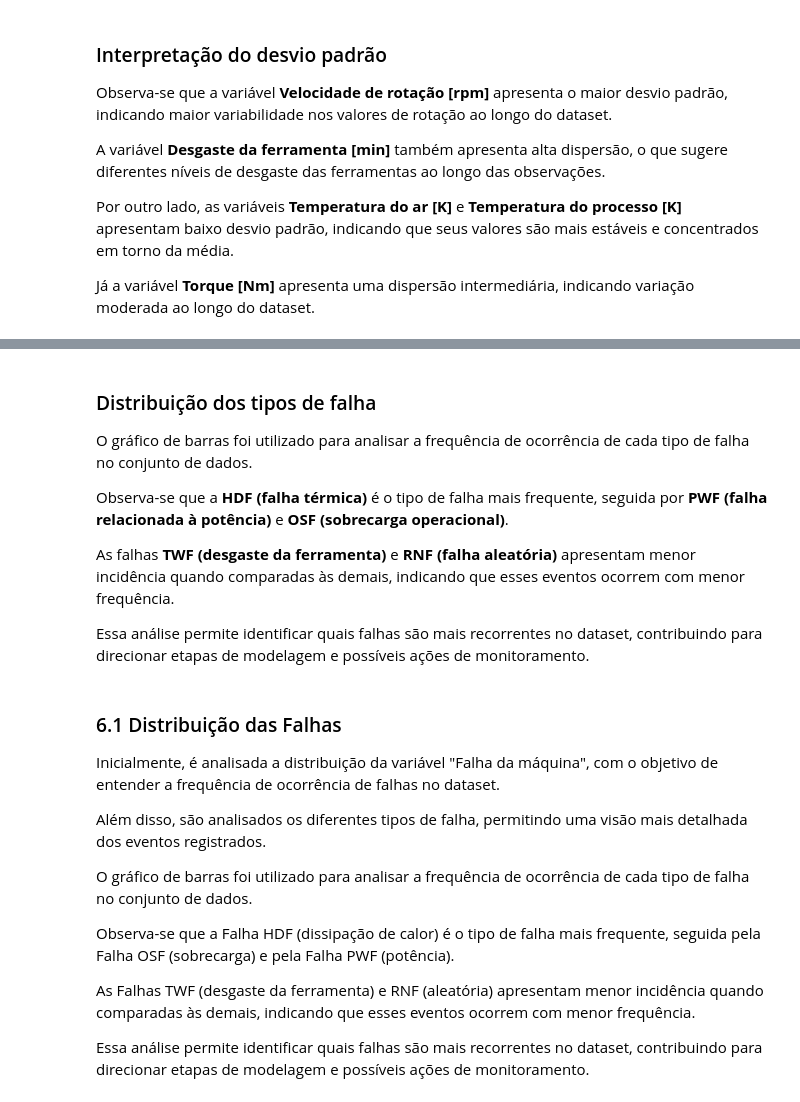
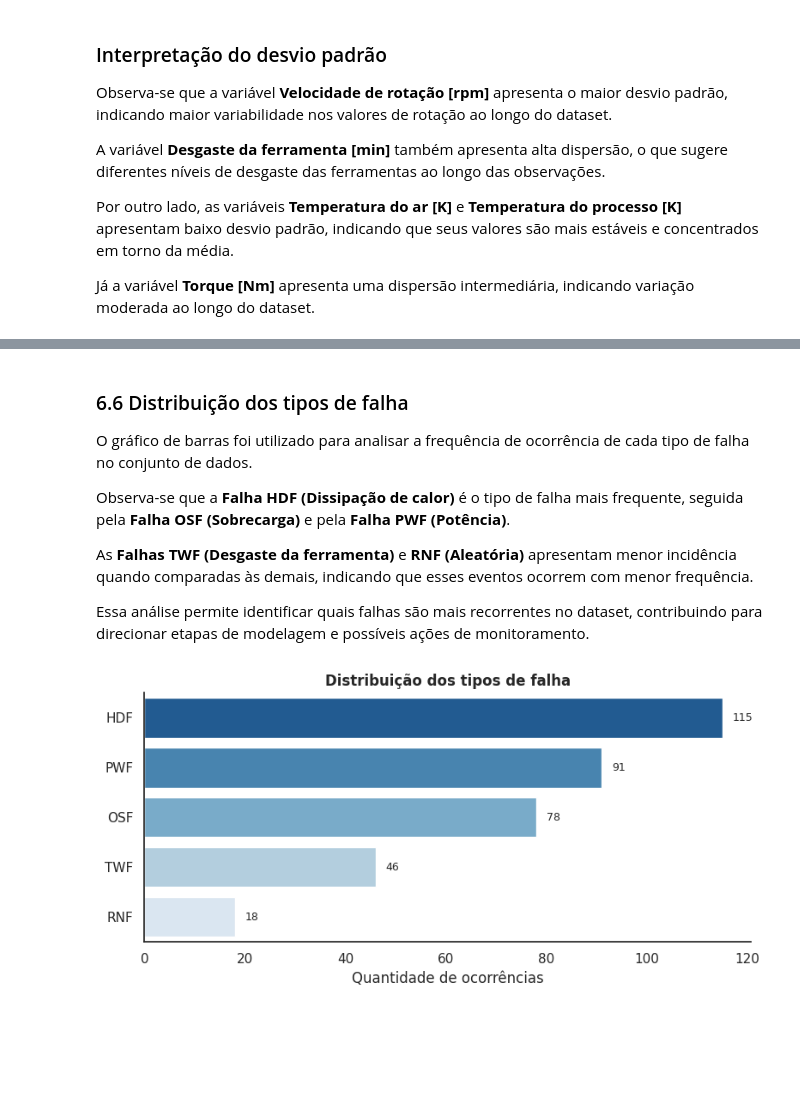
Before and after one commit to thaygorh/Analise-de-Dados-e-Boas-Praticas, a Jupyter notebook: mvp-analise-dados-e-boas-praticas.ipynb, the cells around one changed output, grey strips where cells are left out. Saved outputs shown, nothing was run; the diff lists cells and outputs as text; code cells hidden in the pictures; blank space fills up the shorter version.

```diff
--- a/mvp-analise-dados-e-boas-praticas.ipynb
+++ b/mvp-analise-dados-e-boas-praticas.ipynb
@@ -800,53 +753,41 @@ Assim, o gráfico permite concluir que:
 # %% [markdown]
-### Distribuição dos tipos de falha
+### 6.6 Distribuição dos tipos de falha
 
 O gráfico de barras foi utilizado para analisar a frequência de ocorrência de cada tipo de falha no conjunto de dados.
 
-Observa-se que a **HDF (falha térmica)** é o tipo de falha mais frequente, seguida por **PWF (falha relacionada à potência)** e **OSF (sobrecarga operacional)**.
+Observa-se que a **Falha HDF (Dissipação de calor)** é o tipo de falha mais frequente, seguida pela **Falha OSF (Sobrecarga)** e pela **Falha PWF (Potência)**.
 
-As falhas **TWF (desgaste da ferramenta)** e **RNF (falha aleatória)** apresentam menor incidência quando comparadas às demais, indicando que esses eventos ocorrem com menor frequência.
+As **Falhas TWF (Desgaste da ferramenta)** e **RNF (Aleatória)** apresentam menor incidência quando comparadas às demais, indicando que esses eventos ocorrem com menor frequência.
 
 Essa análise permite identificar quais falhas são mais recorrentes no dataset, contribuindo para direcionar etapas de modelagem e possíveis ações de monitoramento.
 # %%
 # filtrar apenas os registros com falha
-df_failures = df_analysis[df_analysis['Failure Type'] != 'No Failure'].copy()
+df_failures = df_analysis[df_analysis['Tipo de falha'] != 'Sem falha'].copy()
 
 # contagem ordenada
-counts = df_failures['Failure Type'].value_counts()
+counts = df_failures['Tipo de falha'].value_counts()
 
-plt.figure(figsize=(8,4))
+plt.figure(figsize=(8, 4))
 
 ax = sns.barplot(
     x=counts.values,
     y=counts.index,
     palette="Blues_r"
 )
 
 # adicionar valores nas barras
 for i, v in enumerate(counts.values):
     ax.text(v + 2, i, str(v), va='center', fontsize=9)
 
 # ajustes visuais
 plt.title("Distribuição dos tipos de falha", fontsize=12, weight='bold')
 plt.xlabel("Quantidade de ocorrências")
 plt.ylabel("")
 
 sns.despine()
 plt.grid(False)
 
 plt.tight_layout()
 plt.show()
+# %% [output]
+[figure, added]
-# %% [markdown]
-### 6.1 Distribuição das Falhas
-
-Inicialmente, é analisada a distribuição da variável "Falha da máquina", com o objetivo de entender a frequência de ocorrência de falhas no dataset.
-
-Além disso, são analisados os diferentes tipos de falha, permitindo uma visão mais detalhada dos eventos registrados.
-
-O gráfico de barras foi utilizado para analisar a frequência de ocorrência de cada tipo de falha no conjunto de dados.
-
-Observa-se que a Falha HDF (dissipação de calor) é o tipo de falha mais frequente, seguida pela Falha OSF (sobrecarga) e pela Falha PWF (potência).
-
-As Falhas TWF (desgaste da ferramenta) e RNF (aleatória) apresentam menor incidência quando comparadas às demais, indicando que esses eventos ocorrem com menor frequência.
-
-Essa análise permite identificar quais falhas são mais recorrentes no dataset, contribuindo para direcionar etapas de modelagem e possíveis ações de monitoramento.
```
Also changed, not shown: parts of 19 cells of this notebook.
